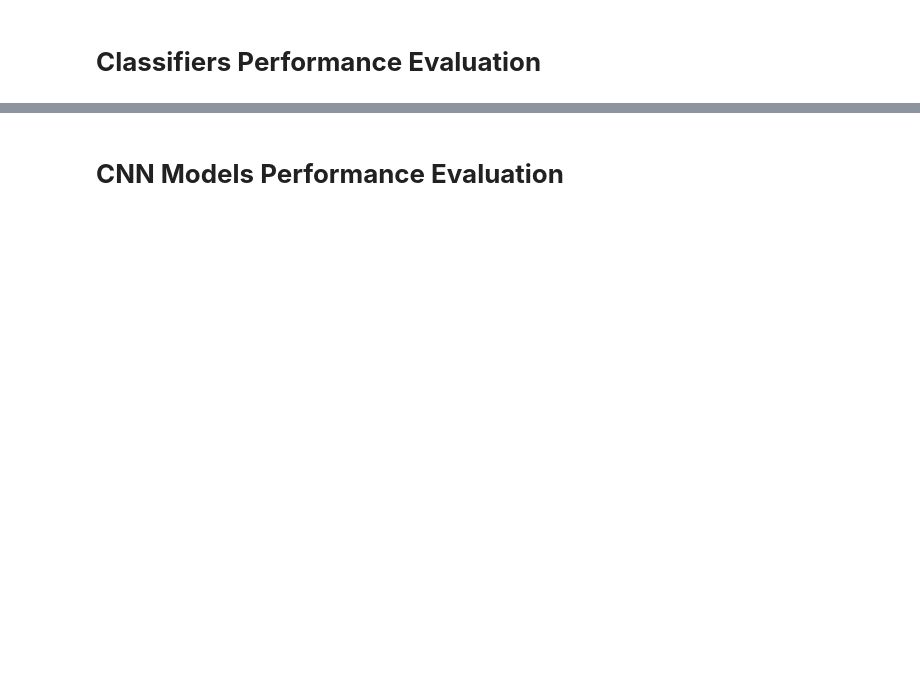
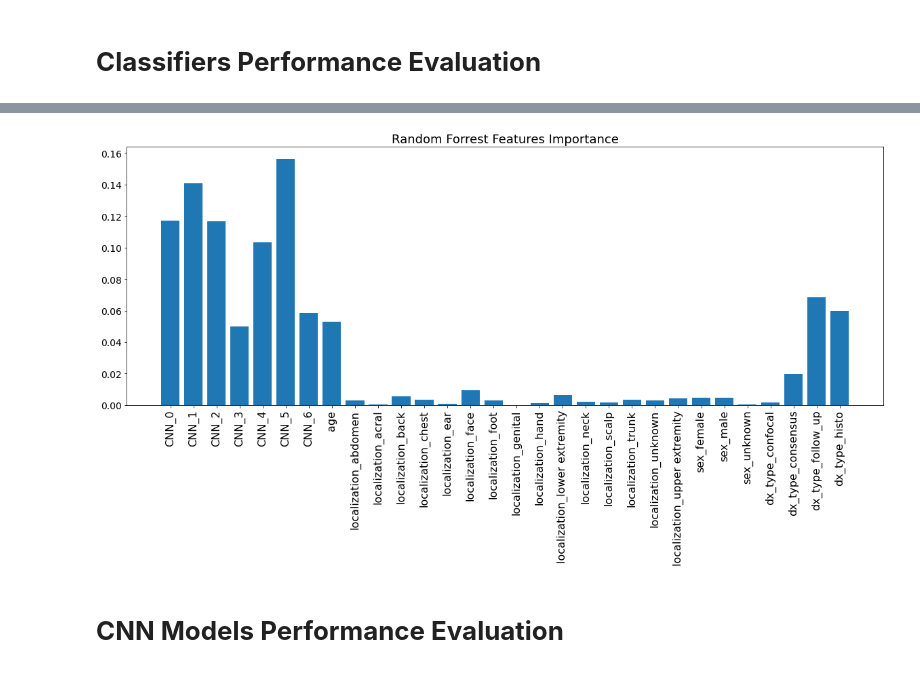
Before and after one commit to sepandms/SkinCare, a Jupyter notebook: 13_Models_Performance(Saved).ipynb, the cells around one changed output, grey strips where cells are left out. Drawn from its saved outputs; the diff is of its cells as text; code cells hidden in the pictures; blank space fills up the shorter version.

```diff
--- a/13_Models_Performance(Saved).ipynb
+++ b/13_Models_Performance(Saved).ipynb
@@ -194,3 +210,14 @@ Meta_Data_Augmented = pickle.load(open( G_path + '/02_Augmented_MetaData/Meta_Da
+# %%
+importance = RF_Model.feature_importances_
+
+features_name = list(train_data.columns)
+plt.subplots(figsize=(20,7))
+plt.bar(features_name, importance)
+plt.xticks(fontsize=16, rotation=90)
+plt.title('Random Forrest Features Importance',fontsize = 18)
+plt.show()
+# %% [output]
+[figure, added]
 # %%
 C_280 = 'CNN_280x210_MultiClassModel0_24_Jun22_22-38' # Best of grid search ['CNN_280x210_Model5_23_Jun22_12-55','CNN_280x210_Model4_22_Jun22_00-14]
 C_280_binary = 'CNN_280x210_Binary_24_Jun22_22-17'
```
Also changed, not shown: parts of 15 cells of this notebook, 12 other files.
